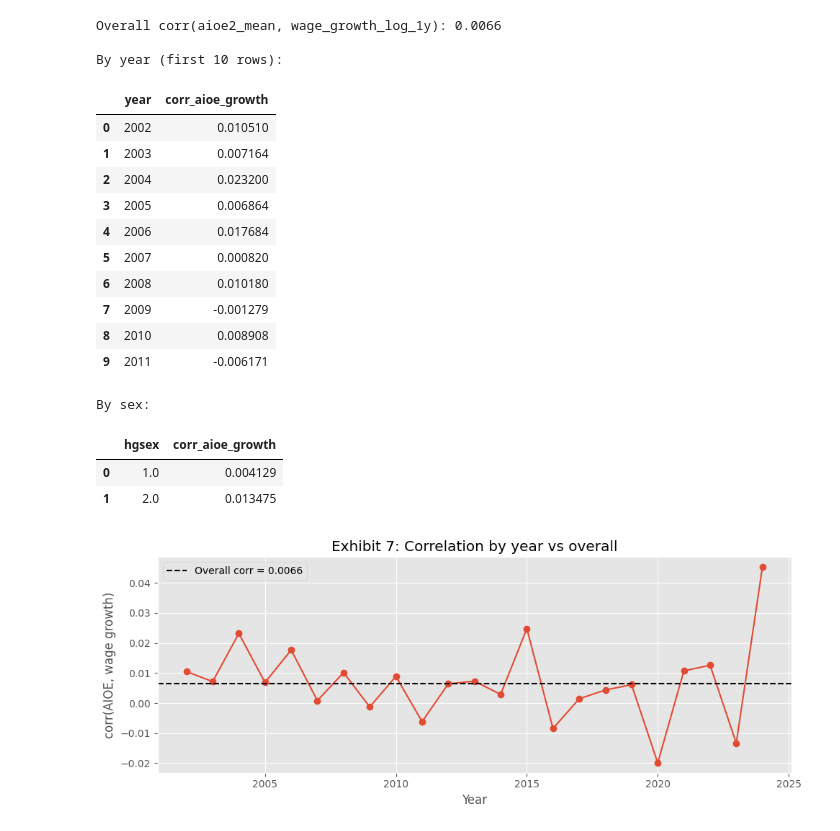
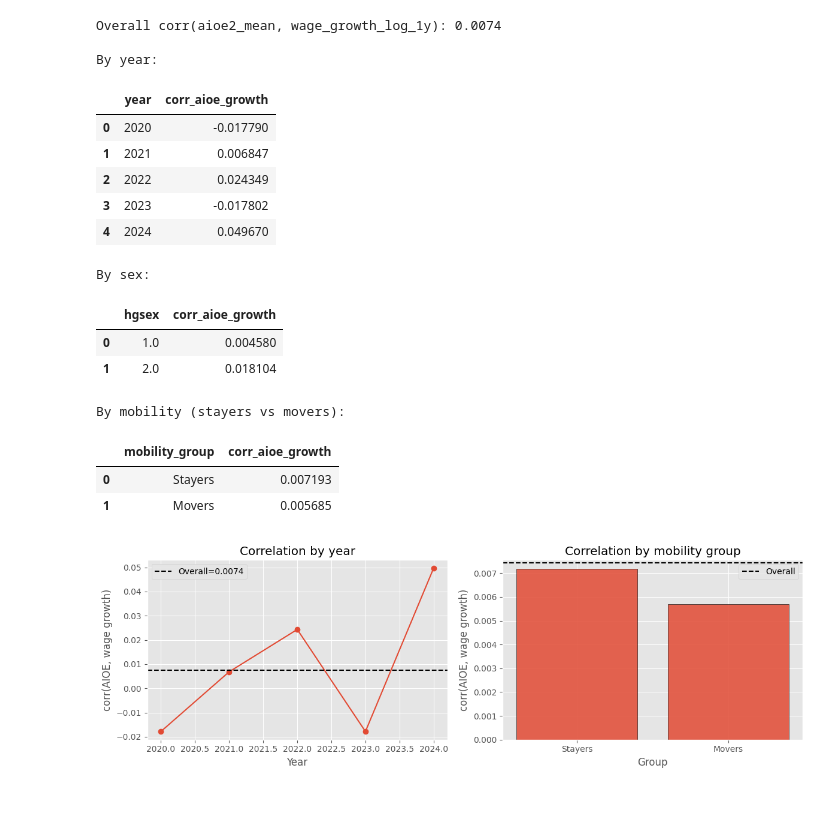
Before and after one commit to TingyingHuang/ECC3479-The-impact-of-AI-exposure-on-wage-growth, a Jupyter notebook: code/eda_analysis.ipynb, the cells around one changed output. Saved outputs shown, nothing was run; the diff lists cells and outputs as text; code cells hidden in the pictures; blank space fills up the shorter version.

```diff
--- a/code/eda_analysis.ipynb
+++ b/code/eda_analysis.ipynb
@@ -265,43 +361,67 @@ What we learn: whether aggregate effects mask subgroup heterogeneity, which moti
 # %%
-simpson_df = raw[["year", "hgsex", "aioe2_mean", "wage_growth_log_1y"]].dropna().copy()
+het = raw[[
+    "year",
+    "hgsex",
+    "occ_changed_anzsco2_1y",
+    "aioe2_mean",
+    "wage_growth_log_1y",
+]].dropna().copy()
 
-overall_corr = simpson_df[["aioe2_mean", "wage_growth_log_1y"]].corr().iloc[0, 1]
-by_year = simpson_df.groupby("year").apply(lambda g: g[["aioe2_mean", "wage_growth_log_1y"]].corr().iloc[0, 1]).reset_index(name="corr_aioe_growth")
-by_sex = simpson_df.groupby("hgsex").apply(lambda g: g[["aioe2_mean", "wage_growth_log_1y"]].corr().iloc[0, 1]).reset_index(name="corr_aioe_growth")
+overall_corr = het[["aioe2_mean", "wage_growth_log_1y"]].corr().iloc[0, 1]
+by_year = het.groupby("year").apply(
+    lambda g: g[["aioe2_mean", "wage_growth_log_1y"]].corr().iloc[0, 1]
+).reset_index(name="corr_aioe_growth")
+by_sex = het.groupby("hgsex").apply(
+    lambda g: g[["aioe2_mean", "wage_growth_log_1y"]].corr().iloc[0, 1]
+).reset_index(name="corr_aioe_growth")
+
+by_mobility = het.groupby("occ_changed_anzsco2_1y").apply(
+    lambda g: g[["aioe2_mean", "wage_growth_log_1y"]].corr().iloc[0, 1]
+).reset_index(name="corr_aioe_growth")
+by_mobility["mobility_group"] = by_mobility["occ_changed_anzsco2_1y"].map({0.0: "Stayers", 1.0: "Movers"})
 
 print(f"Overall corr(aioe2_mean, wage_growth_log_1y): {overall_corr:.4f}")
-print("\nBy year (first 10 rows):")
-display(by_year.head(10))
+print("\nBy year:")
+display(by_year)
 print("By sex:")
 display(by_sex)
+print("By mobility (stayers vs movers):")
+display(by_mobility[["mobility_group", "corr_aioe_growth"]])
 
-fig, ax = plt.subplots(figsize=(10, 4))
-ax.plot(by_year["year"], by_year["corr_aioe_growth"], marker="o")
-ax.axhline(overall_corr, color="black", linestyle="--", label=f"Overall corr = {overall_corr:.4f}")
-ax.set_title("Exhibit 7: Correlation by year vs overall")
-ax.set_xlabel("Year")
-ax.set_ylabel("corr(AIOE, wage growth)")
-ax.legend()
+fig, axes = plt.subplots(1, 2, figsize=(12, 4))
+axes[0].plot(by_year["year"], by_year["corr_aioe_growth"], marker="o")
+axes[0].axhline(overall_corr, color="black", linestyle="--", label=f"Overall={overall_corr:.4f}")
+axes[0].set_title("Correlation by year")
+axes[0].set_xlabel("Year")
+axes[0].set_ylabel("corr(AIOE, wage growth)")
+axes[0].legend()
+
+axes[1].bar(by_mobility["mobility_group"], by_mobility["corr_aioe_growth"], edgecolor="black", alpha=0.85)
+axes[1].axhline(overall_corr, color="black", linestyle="--", label="Overall")
+axes[1].set_title("Correlation by mobility group")
+axes[1].set_xlabel("Group")
+axes[1].set_ylabel("corr(AIOE, wage growth)")
+axes[1].legend()
+
 plt.tight_layout()
 plt.show()
 # %% [output]
-Overall corr(aioe2_mean, wage_growth_log_1y): 0.0066
+Overall corr(aioe2_mean, wage_growth_log_1y): 0.0074
 
-By year (first 10 rows):
+By year:
 |  | year | corr_aioe_growth |
-| 0 | 2002 | 0.010510 |
-| 1 | 2003 | 0.007164 |
-| 2 | 2004 | 0.023200 |
-| 3 | 2005 | 0.006864 |
-| 4 | 2006 | 0.017684 |
-| 5 | 2007 | 0.000820 |
-| 6 | 2008 | 0.010180 |
-| 7 | 2009 | -0.001279 |
-| 8 | 2010 | 0.008908 |
-| 9 | 2011 | -0.006171 |
+| 0 | 2020 | -0.017790 |
+| 1 | 2021 | 0.006847 |
+| 2 | 2022 | 0.024349 |
+| 3 | 2023 | -0.017802 |
+| 4 | 2024 | 0.049670 |
 By sex:
 |  | hgsex | corr_aioe_growth |
-| 0 | 1.0 | 0.004129 |
-| 1 | 2.0 | 0.013475 |
+| 0 | 1.0 | 0.004580 |
+| 1 | 2.0 | 0.018104 |
+By mobility (stayers vs movers):
+|  | mobility_group | corr_aioe_growth |
+| 0 | Stayers | 0.007193 |
+| 1 | Movers | 0.005685 |
-[figure, old version]
+[figure, new version]
 # %% [markdown]
```
Also changed, not shown: parts of 24 cells of this notebook, 3 other files.
